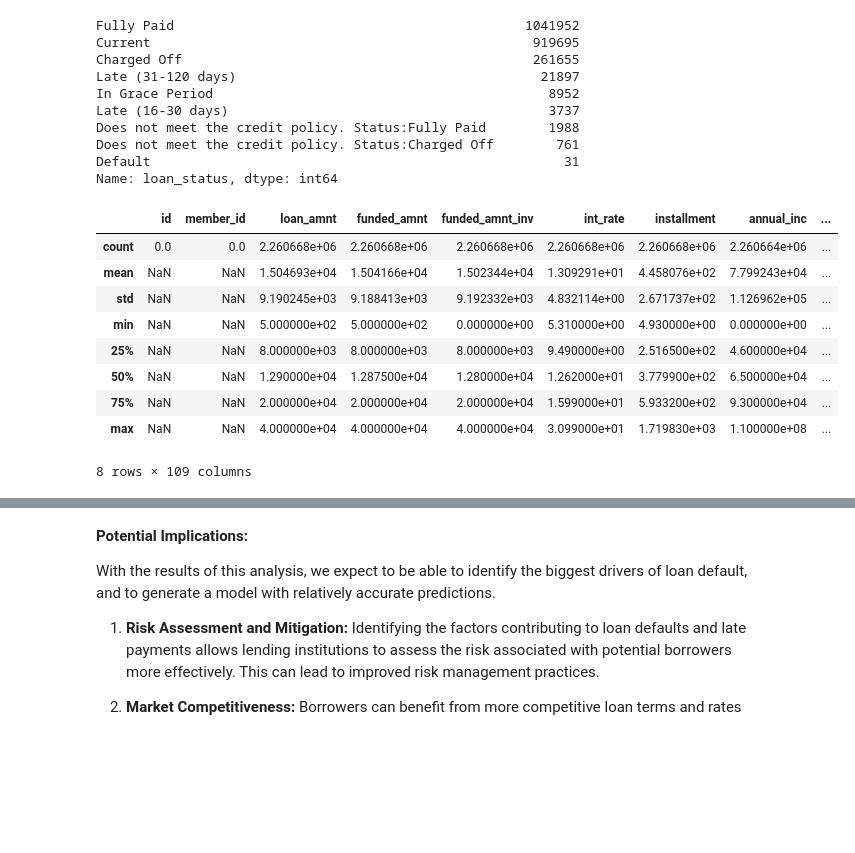
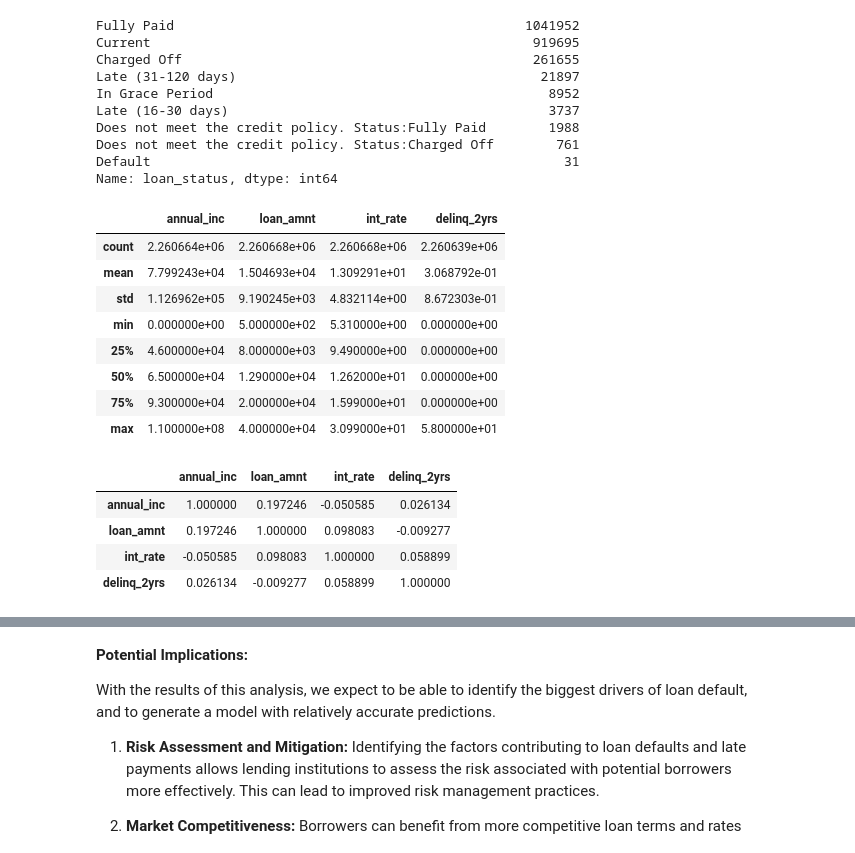
Before and after one commit to victor-floriano/ba-810-team-project, a Jupyter notebook: ba810-group1-project-proposal.ipynb, the cells around one changed output, grey strips where cells are left out. Cells and saved outputs as stored; diff of their text form; code cells hidden in the pictures; blank space fills up the shorter version.

```diff
--- a/ba810-group1-project-proposal.ipynb
+++ b/ba810-group1-project-proposal.ipynb
@@ -59,15 +59,14 @@ Default                                                     31
 Name: loan_status, dtype: int64
 # %%
 #Summary Statstics of selected varibles
-loan_df.describe() #EDIT THIS TO CONTAIN ONLY A FEW VARIABLES
+loan_df[['annual_inc', 'loan_amnt', 'int_rate', 'delinq_2yrs']].describe()
 # %% [output]
-|  | id | member_id | loan_amnt | funded_amnt | funded_amnt_inv | int_rate | installment | annual_inc | ... |
-| count | 0.0 | 0.0 | 2.260668e+06 | 2.260668e+06 | 2.260668e+06 | 2.260668e+06 | 2.260668e+06 | 2.260664e+06 | ... |
-| mean | NaN | NaN | 1.504693e+04 | 1.504166e+04 | 1.502344e+04 | 1.309291e+01 | 4.458076e+02 | 7.799243e+04 | ... |
-| std | NaN | NaN | 9.190245e+03 | 9.188413e+03 | 9.192332e+03 | 4.832114e+00 | 2.671737e+02 | 1.126962e+05 | ... |
-| min | NaN | NaN | 5.000000e+02 | 5.000000e+02 | 0.000000e+00 | 5.310000e+00 | 4.930000e+00 | 0.000000e+00 | ... |
-| 25% | NaN | NaN | 8.000000e+03 | 8.000000e+03 | 8.000000e+03 | 9.490000e+00 | 2.516500e+02 | 4.600000e+04 | ... |
-| 50% | NaN | NaN | 1.290000e+04 | 1.287500e+04 | 1.280000e+04 | 1.262000e+01 | 3.779900e+02 | 6.500000e+04 | ... |
-| 75% | NaN | NaN | 2.000000e+04 | 2.000000e+04 | 2.000000e+04 | 1.599000e+01 | 5.933200e+02 | 9.300000e+04 | ... |
-| max | NaN | NaN | 4.000000e+04 | 4.000000e+04 | 4.000000e+04 | 3.099000e+01 | 1.719830e+03 | 1.100000e+08 | ... |
+|  | annual_inc | loan_amnt | int_rate | delinq_2yrs |
+| count | 2.260664e+06 | 2.260668e+06 | 2.260668e+06 | 2.260639e+06 |
+| mean | 7.799243e+04 | 1.504693e+04 | 1.309291e+01 | 3.068792e-01 |
+| std | 1.126962e+05 | 9.190245e+03 | 4.832114e+00 | 8.672303e-01 |
+| min | 0.000000e+00 | 5.000000e+02 | 5.310000e+00 | 0.000000e+00 |
+| 25% | 4.600000e+04 | 8.000000e+03 | 9.490000e+00 | 0.000000e+00 |
+| 50% | 6.500000e+04 | 1.290000e+04 | 1.262000e+01 | 0.000000e+00 |
+| 75% | 9.300000e+04 | 2.000000e+04 | 1.599000e+01 | 0.000000e+00 |
+| max | 1.100000e+08 | 4.000000e+04 | 3.099000e+01 | 5.800000e+01 |
-8 rows × 109 columns
@@ -75,0 +73,9 @@ loan_df.describe() #EDIT THIS TO CONTAIN ONLY A FEW VARIABLES
+# %%
+#Correlation matrix of selected key variables
+loan_df[['annual_inc', 'loan_amnt', 'int_rate', 'delinq_2yrs']].corr()
+# %% [output]
+|  | annual_inc | loan_amnt | int_rate | delinq_2yrs |
+| annual_inc | 1.000000 | 0.197246 | -0.050585 | 0.026134 |
+| loan_amnt | 0.197246 | 1.000000 | 0.098083 | -0.009277 |
+| int_rate | -0.050585 | 0.098083 | 1.000000 | 0.058899 |
+| delinq_2yrs | 0.026134 | -0.009277 | 0.058899 | 1.000000 |
```
Also changed, not shown: parts of 6 cells of this notebook, 1 other file.
